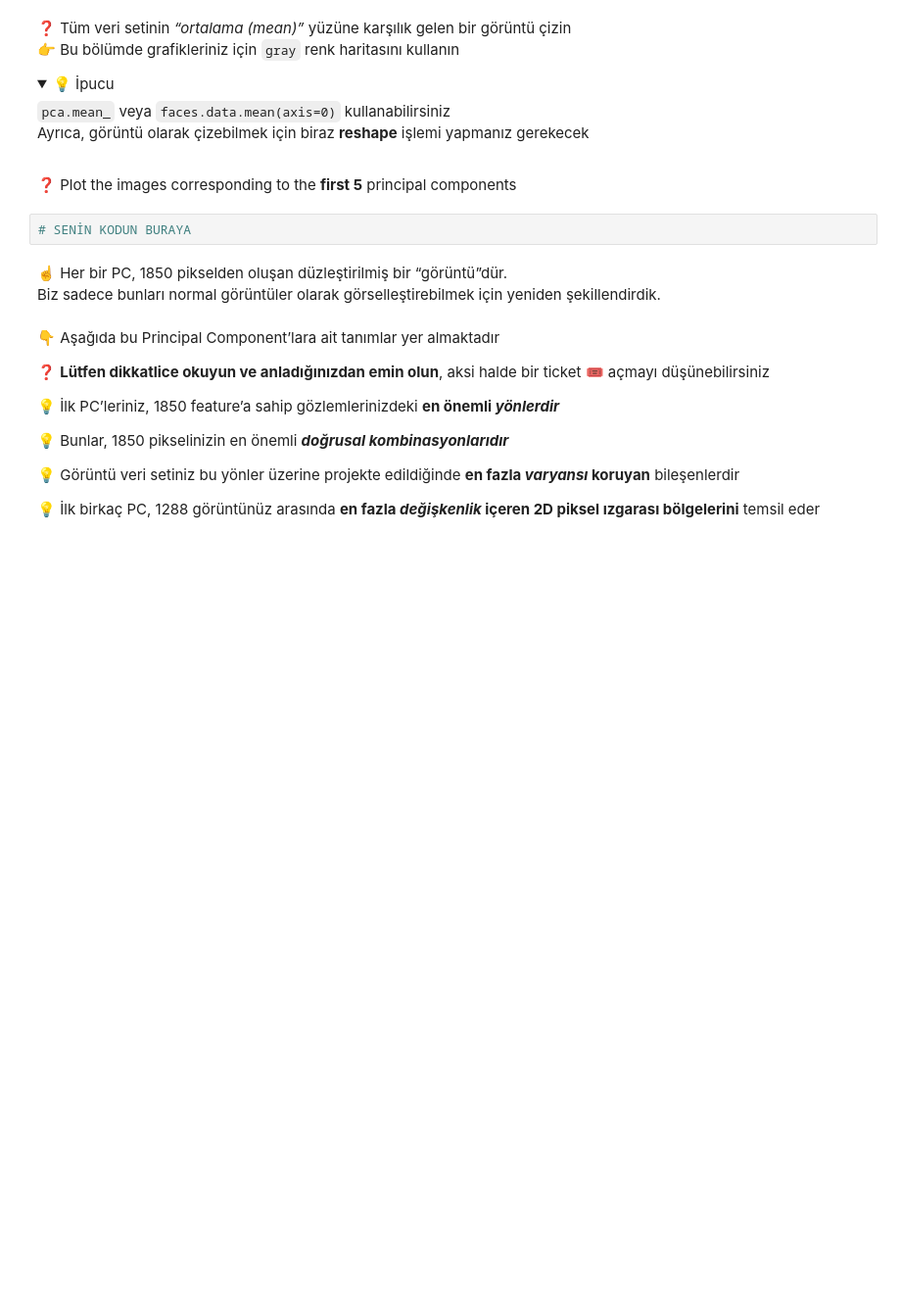
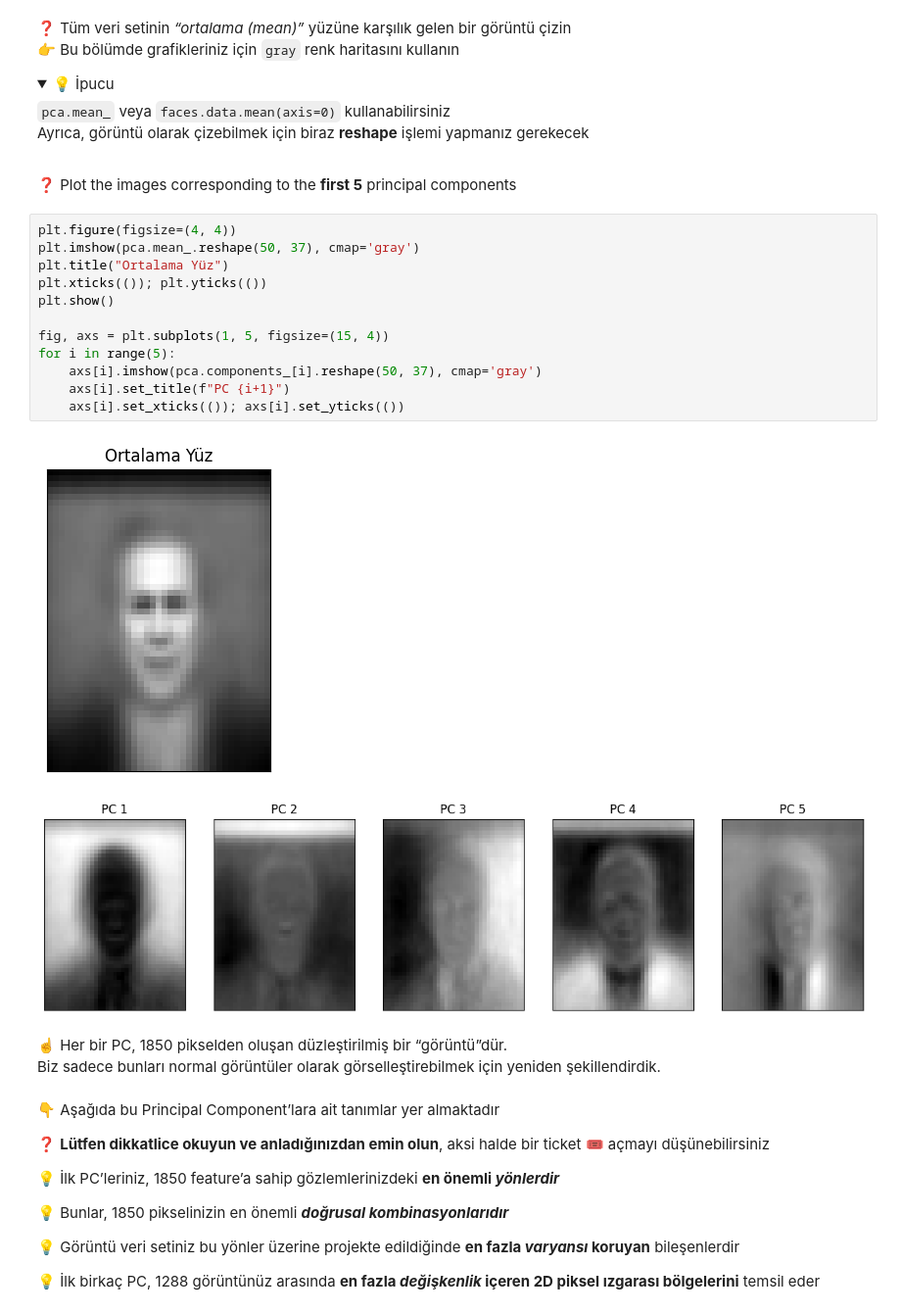
Before and after one commit to kaanaydin02/S17D3-S-data-face-recoginition, a Jupyter notebook: face_recognition.ipynb, the cells around one changed output. Shown at 98% size. Drawn from its saved outputs; the diff is of its cells as text; folded sections open; blank space fills up the shorter version.

```diff
--- a/face_recognition.ipynb
+++ b/face_recognition.ipynb
@@ -236,8 +236,21 @@ Ayrıca, görüntü olarak çizebilmek için biraz **reshape** işlemi yapmanız
 </details>
 # %% [markdown]
 ❓ Plot the images corresponding to the **first 5** principal components
-# %%
-# SENİN KODUN BURAYA
+# %%
+plt.figure(figsize=(4, 4))
+plt.imshow(pca.mean_.reshape(50, 37), cmap='gray')
+plt.title("Ortalama Yüz")
+plt.xticks(()); plt.yticks(())
+plt.show()
+
+fig, axs = plt.subplots(1, 5, figsize=(15, 4))
+for i in range(5):
+    axs[i].imshow(pca.components_[i].reshape(50, 37), cmap='gray')
+    axs[i].set_title(f"PC {i+1}")
+    axs[i].set_xticks(()); axs[i].set_yticks(())
+# %% [output]
+[figure, added]
+[figure, added]
 # %% [markdown]
 ☝️ Her bir PC, 1850 pikselden oluşan düzleştirilmiş bir “görüntü”dür.
 Biz sadece bunları normal görüntüler olarak görselleştirebilmek için yeniden şekillendirdik.
```
Also changed, not shown: parts of 24 cells of this notebook, 2 other files.
